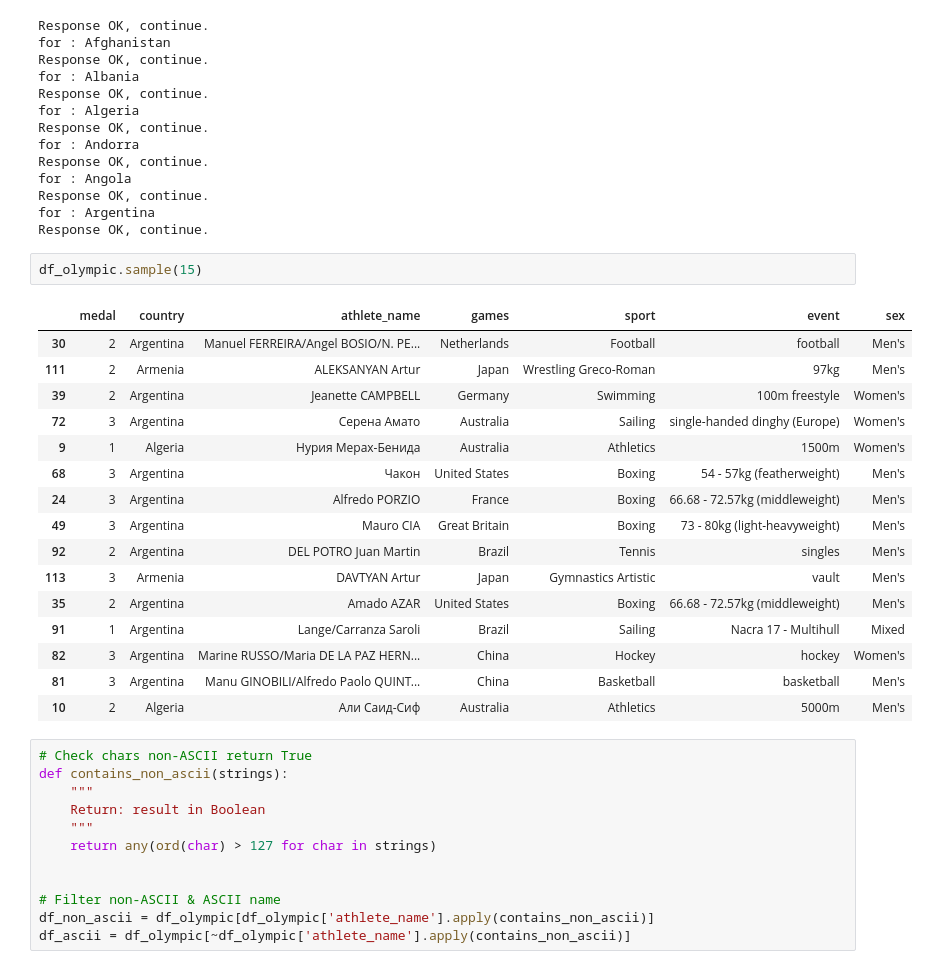
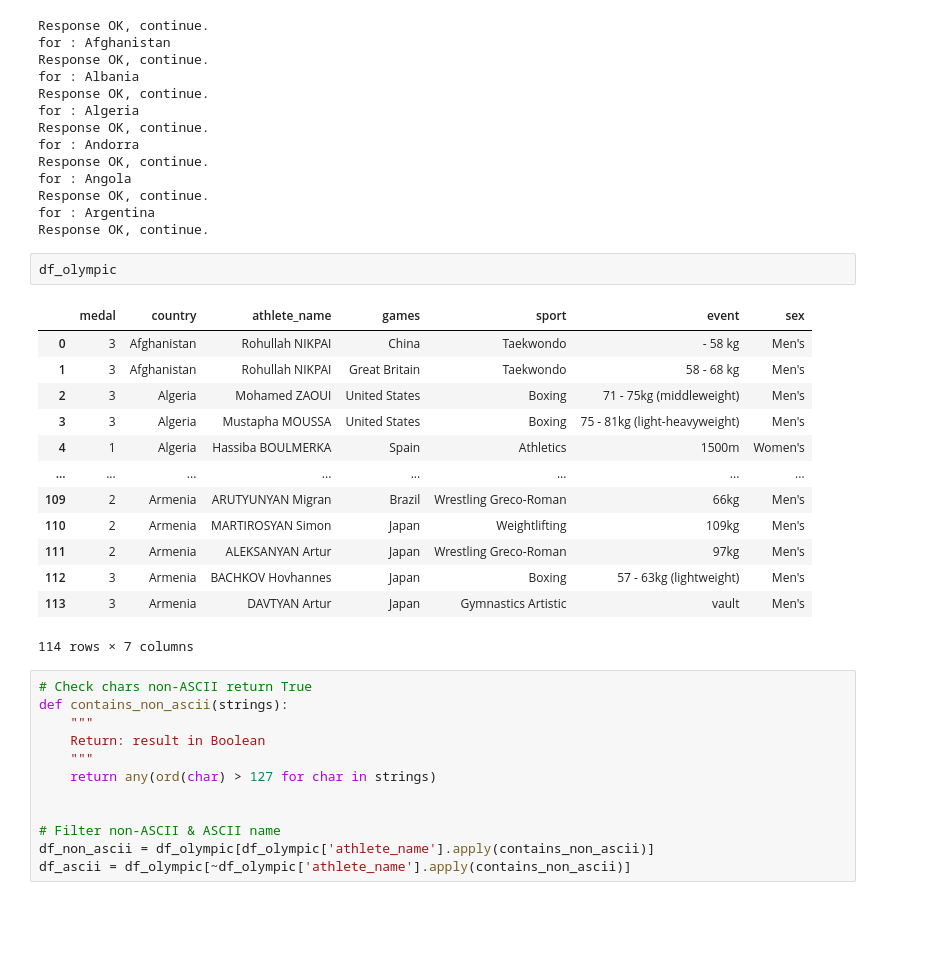
Before and after one commit to Yohan-GRNR/JO-explorer, a Jupyter notebook: data-scraped.ipynb, the cells around one changed output. Saved outputs shown, nothing was run; the diff lists cells and outputs as text; blank space fills up the shorter version.

```diff
--- a/data-scraped.ipynb
+++ b/data-scraped.ipynb
@@ -231,24 +231,21 @@ Response OK, continue.
 for : Argentina
 Response OK, continue.
 # %%
-df_olympic.sample(15)
+df_olympic
 # %% [output]
 |  | medal | country | athlete_name | games | sport | event | sex |
-| 30 | 2 | Argentina | Manuel FERREIRA/Angel BOSIO/N. PE... | Netherlands | Football | football | Men's |
+| 0 | 3 | Afghanistan | Rohullah NIKPAI | China | Taekwondo | - 58 kg | Men's |
+| 1 | 3 | Afghanistan | Rohullah NIKPAI | Great Britain | Taekwondo | 58 - 68 kg | Men's |
+| 2 | 3 | Algeria | Mohamed ZAOUI | United States | Boxing | 71 - 75kg (middleweight) | Men's |
+| 3 | 3 | Algeria | Mustapha MOUSSA | United States | Boxing | 75 - 81kg (light-heavyweight) | Men's |
+| 4 | 1 | Algeria | Hassiba BOULMERKA | Spain | Athletics | 1500m | Women's |
+| ... | ... | ... | ... | ... | ... | ... | ... |
+| 109 | 2 | Armenia | ARUTYUNYAN Migran | Brazil | Wrestling Greco-Roman | 66kg | Men's |
+| 110 | 2 | Armenia | MARTIROSYAN Simon | Japan | Weightlifting | 109kg | Men's |
 | 111 | 2 | Armenia | ALEKSANYAN Artur | Japan | Wrestling Greco-Roman | 97kg | Men's |
-| 39 | 2 | Argentina | Jeanette CAMPBELL | Germany | Swimming | 100m freestyle | Women's |
-| 72 | 3 | Argentina | Серена Амато | Australia | Sailing | single-handed dinghy (Europe) | Women's |
-| 9 | 1 | Algeria | Нурия Мерах-Бенида | Australia | Athletics | 1500m | Women's |
-| 68 | 3 | Argentina | Чакон | United States | Boxing | 54 - 57kg (featherweight) | Men's |
-| 24 | 3 | Argentina | Alfredo PORZIO | France | Boxing | 66.68 - 72.57kg (middleweight) | Men's |
-| 49 | 3 | Argentina | Mauro CIA | Great Britain | Boxing | 73 - 80kg (light-heavyweight) | Men's |
-| 92 | 2 | Argentina | DEL POTRO Juan Martin | Brazil | Tennis | singles | Men's |
+| 112 | 3 | Armenia | BACHKOV Hovhannes | Japan | Boxing | 57 - 63kg (lightweight) | Men's |
 | 113 | 3 | Armenia | DAVTYAN Artur | Japan | Gymnastics Artistic | vault | Men's |
-| 35 | 2 | Argentina | Amado AZAR | United States | Boxing | 66.68 - 72.57kg (middleweight) | Men's |
-| 91 | 1 | Argentina | Lange/Carranza Saroli | Brazil | Sailing | Nacra 17 - Multihull | Mixed |
-| 82 | 3 | Argentina | Marine RUSSO/Maria DE LA PAZ HERN... | China | Hockey | hockey | Women's |
-| 81 | 3 | Argentina | Manu GINOBILI/Alfredo Paolo QUINT... | China | Basketball | basketball | Men's |
-| 10 | 2 | Algeria | Али Саид-Сиф | Australia | Athletics | 5000m | Men's |
+114 rows × 7 columns
 # %%
 # Check chars non-ASCII return True
 def contains_non_ascii(strings):
```
Also changed, not shown: parts of 9 cells of this notebook.
